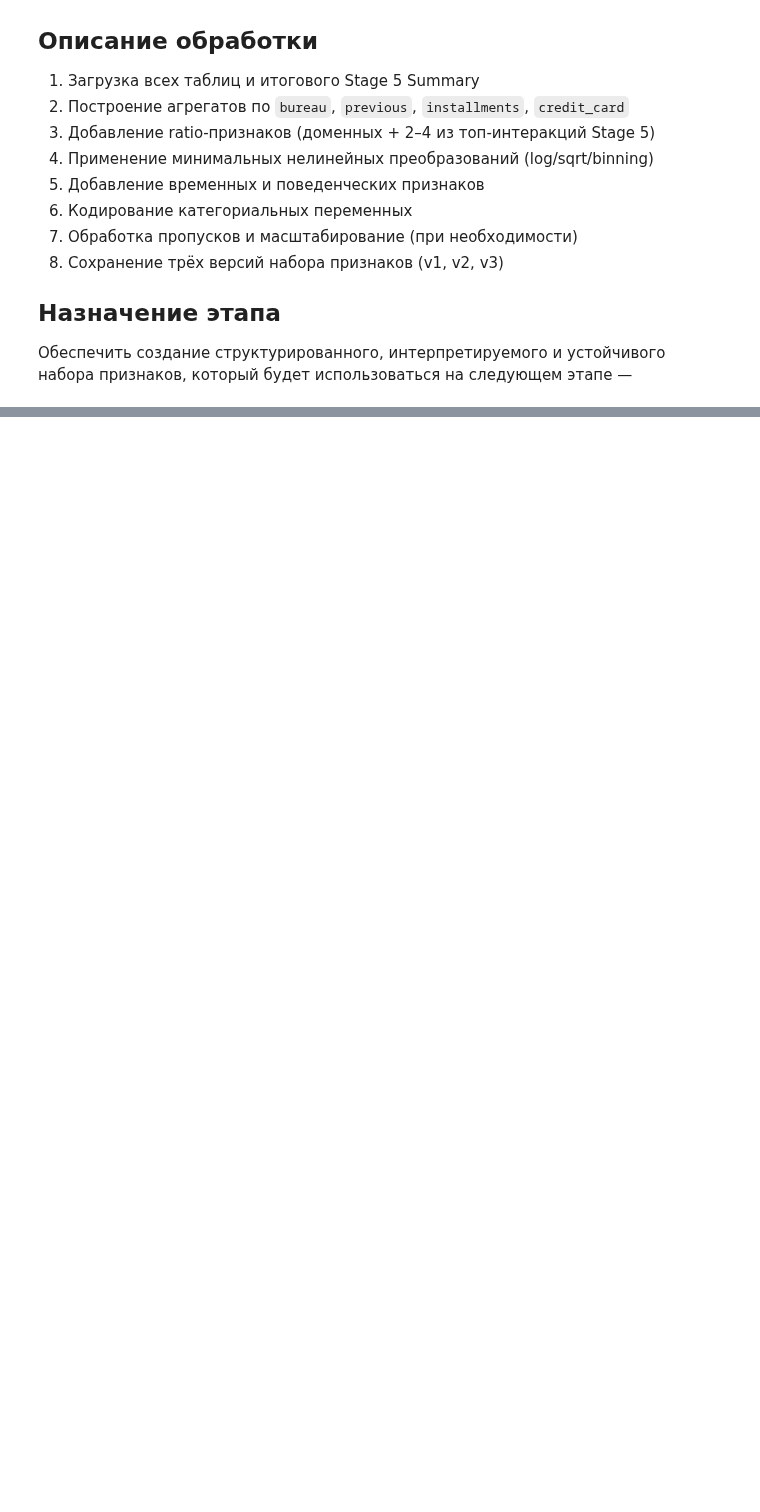
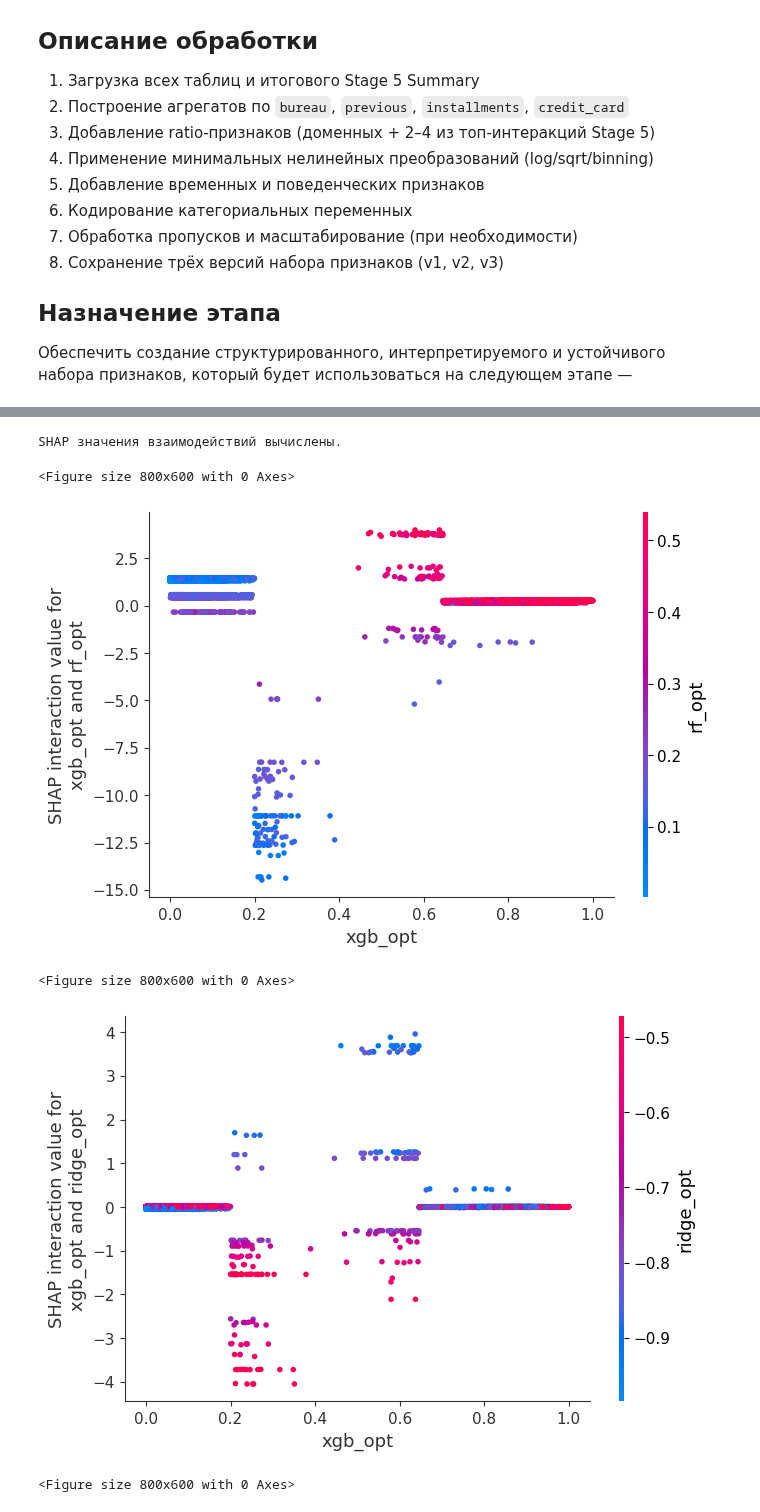
Before and after one commit to Kashutin1961/Diploma_Project, a Jupyter notebook: diploma_project.ipynb, the cells around one changed output, grey strips where cells are left out. Saved outputs shown, nothing was run; the diff lists cells and outputs as text; code cells hidden in the pictures; blank space fills up the shorter version.

```diff
--- a/diploma_project.ipynb
+++ b/diploma_project.ipynb
@@ -7240,0 +11011,43 @@ print("============================================================")
+# %%
+# ============================================================
+# Stage 9 Step 3.1 — SHAP Interaction Plots
+# ============================================================
+
+import shap
+
+explainer = shap.TreeExplainer(meta_model_v3)
+shap_interaction_values = explainer.shap_interaction_values(stack_valid_full_v3)
+
+# Save for reproducibility
+joblib.dump(shap_interaction_values, stage9_dir / "shap_interaction_values_v3.pkl")
+
+print("SHAP значения взаимодействий вычислены.")
+
+
+def plot_interaction(feature_x, feature_y):
+    idx_x = feature_names.index(feature_x)
+    idx_y = feature_names.index(feature_y)
+
+    plt.figure(figsize=(8, 6))
+    shap.dependence_plot(
+        (idx_x, idx_y),
+        shap_interaction_values,
+        stack_valid_full_v3,
+        feature_names=feature_names,
+        show=False
+    )
+    fname = f"interaction_plot_{feature_x}_{feature_y}.png"
+    plt.savefig(stage9_dir / fname, dpi=300)
+    plt.show()
+
+# Example plots (your top 3 interactions)
+plot_interaction("xgb_opt", "rf_opt")
+plot_interaction("xgb_opt", "ridge_opt")
+plot_interaction("rf_opt", "ridge_opt")
+# %% [output]
+SHAP значения взаимодействий вычислены.
+<Figure size 800x600 with 0 Axes>
+[figure, added]
+<Figure size 800x600 with 0 Axes>
+[figure, added]
+<Figure size 800x600 with 0 Axes>
```
Also changed, not shown: parts of 66 cells of this notebook.
